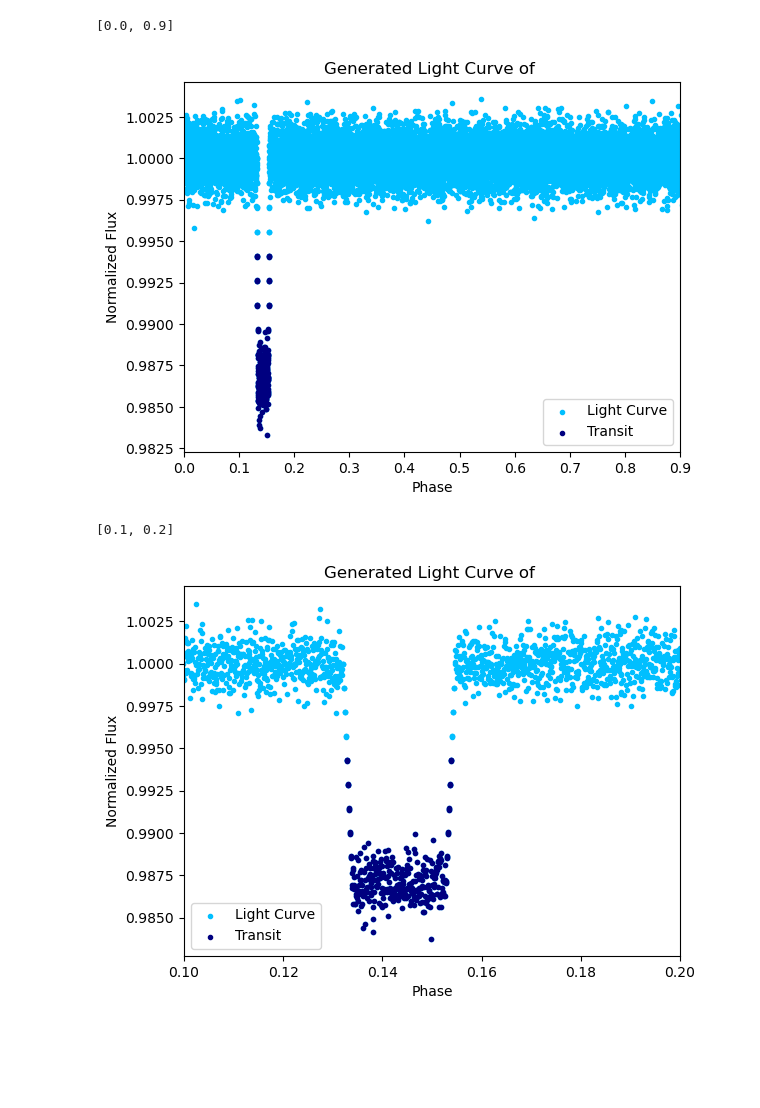
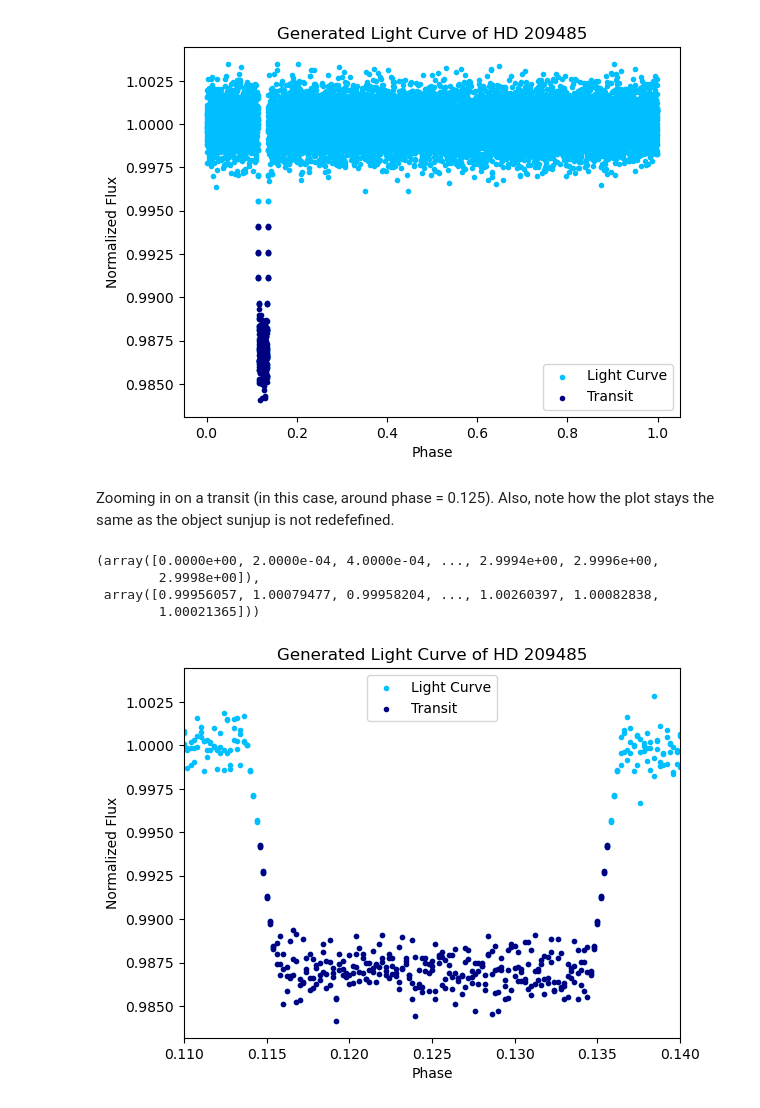
Before and after one commit to skleiman27/codeastroproject, a Jupyter notebook: lcEnhance/tutorial_in_work.ipynb, the cells around one changed output. Saved outputs shown, nothing was run; the diff lists cells and outputs as text; code cells hidden in the pictures; blank space fills up the shorter version.

```diff
--- a/lcEnhance/tutorial_in_work.ipynb
+++ b/lcEnhance/tutorial_in_work.ipynb
@@ -36,2 +27,4 @@ len(y[1])
 # %%
-testplanet = lce.Exoplanet(1.35, .047)
+#Defining an example system - HD 209458
+HD_209458b = lce.Exoplanet(1.35, .047)
+HD_209458 = lce.Star(1.2)
@@ -57,11 +42,15 @@ for i in np.arange(0,5):
 # %%
-sunjup = lce.LightCurveExoplanet(testplanet, teststar, ticksinper=5000, numper = 3)
-x = sunjup.plot_transit(phase_flag=True)
+HD_sys = lce.LightCurveExoplanet(HD_209458b, HD_209458, ticksinper=5000, numper = 3, name = "HD 209485")
+timeseries, flux = HD_sys.plot_transit(phase_flag=True)
 # %% [output]
-[0.0, 0.9]
-[figure, old version]
+[figure, new version]
+# %% [markdown]
+Zooming in on a transit (in this case, around phase = 0.125). Also, note how the plot stays the same as the object sunjup is not redefefined.
 # %%
-x = sunjup.plot_transit(phase_flag=True, xlim = [0.1,0.2])
+HD_sys.plot_transit(phase_flag=True, xlim = [0.11,0.14])
 # %% [output]
-[0.1, 0.2]
+(array([0.0000e+00, 2.0000e-04, 4.0000e-04, ..., 2.9994e+00, 2.9996e+00,
+        2.9998e+00]),
+ array([0.99956057, 1.00079477, 0.99958204, ..., 1.00260397, 1.00082838,
+        1.00021365]))
-[figure, old version]
+[figure, new version]
```
Also changed, not shown: parts of 12 cells of this notebook, 1 other file.
